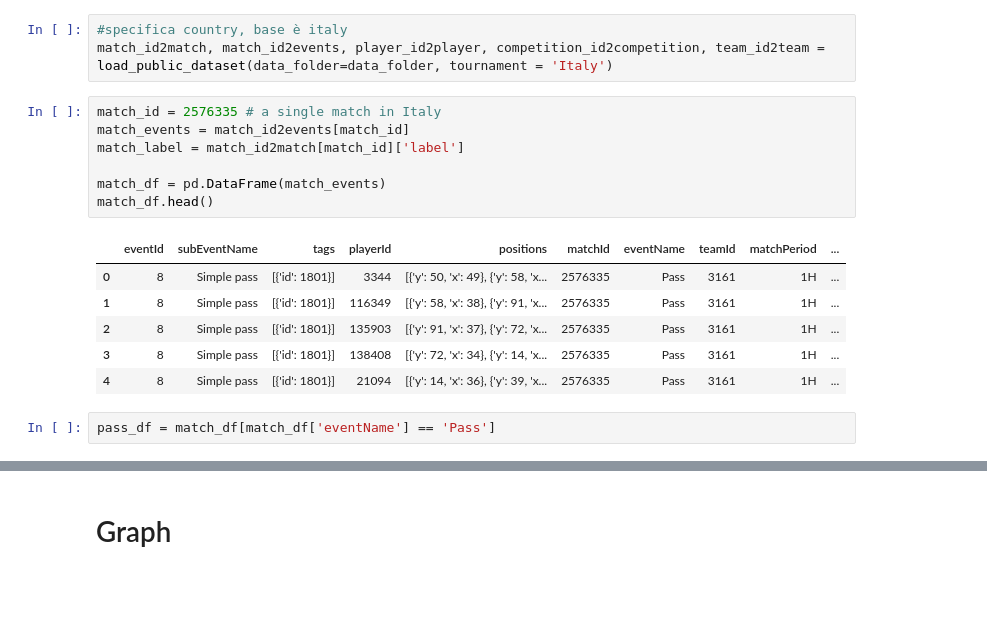
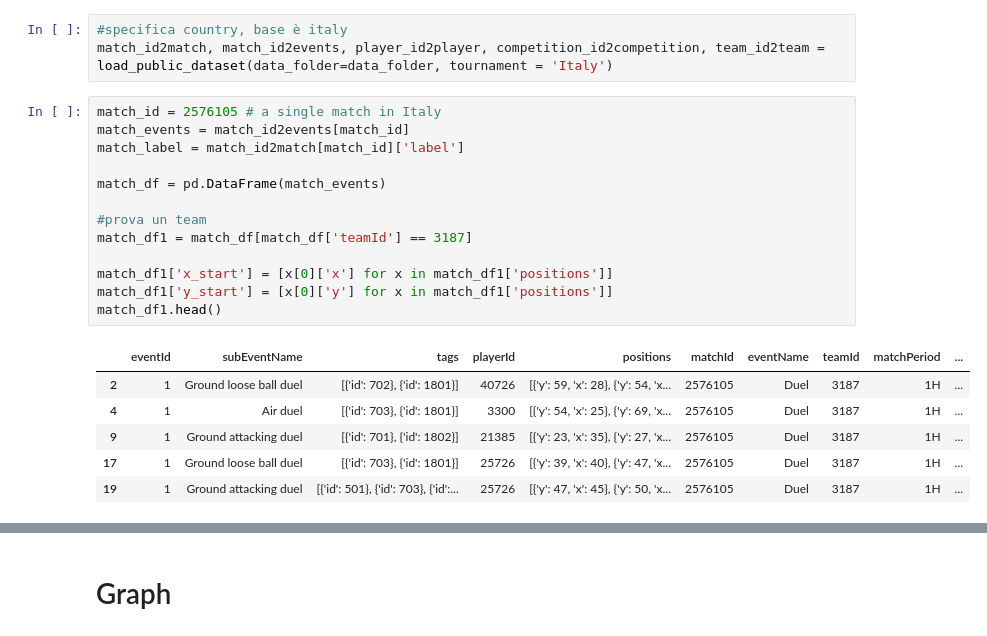
Before and after one commit to PasqualeGorrasi/Football-data, a Jupyter notebook: graph.ipynb, the cells around one changed output, grey strips where cells are left out. Saved outputs shown, nothing was run; the diff lists cells and outputs as text; blank space fills up the shorter version.

```diff
--- a/graph.ipynb
+++ b/graph.ipynb
@@ -32,18 +32,22 @@ Download completed
 #specifica country, base è italy
 match_id2match, match_id2events, player_id2player, competition_id2competition, team_id2team = load_public_dataset(data_folder=data_folder, tournament = 'Italy')
 # %%
-match_id = 2576335 # a single match in Italy
+match_id = 2576105 # a single match in Italy
 match_events = match_id2events[match_id]
 match_label = match_id2match[match_id]['label']
 
 match_df = pd.DataFrame(match_events)
-match_df.head()
+
+#prova un team
+match_df1 = match_df[match_df['teamId'] == 3187]
+
+match_df1['x_start'] = [x[0]['x'] for x in match_df1['positions']]
+match_df1['y_start'] = [x[0]['y'] for x in match_df1['positions']]
+match_df1.head()
 # %% [output]
 |  | eventId | subEventName | tags | playerId | positions | matchId | eventName | teamId | matchPeriod | ... |
-| 0 | 8 | Simple pass | [{'id': 1801}] | 3344 | [{'y': 50, 'x': 49}, {'y': 58, 'x... | 2576335 | Pass | 3161 | 1H | ... |
-| 1 | 8 | Simple pass | [{'id': 1801}] | 116349 | [{'y': 58, 'x': 38}, {'y': 91, 'x... | 2576335 | Pass | 3161 | 1H | ... |
-| 2 | 8 | Simple pass | [{'id': 1801}] | 135903 | [{'y': 91, 'x': 37}, {'y': 72, 'x... | 2576335 | Pass | 3161 | 1H | ... |
-| 3 | 8 | Simple pass | [{'id': 1801}] | 138408 | [{'y': 72, 'x': 34}, {'y': 14, 'x... | 2576335 | Pass | 3161 | 1H | ... |
-| 4 | 8 | Simple pass | [{'id': 1801}] | 21094 | [{'y': 14, 'x': 36}, {'y': 39, 'x... | 2576335 | Pass | 3161 | 1H | ... |
+| 2 | 1 | Ground loose ball duel | [{'id': 702}, {'id': 1801}] | 40726 | [{'y': 59, 'x': 28}, {'y': 54, 'x... | 2576105 | Duel | 3187 | 1H | ... |
+| 4 | 1 | Air duel | [{'id': 703}, {'id': 1801}] | 3300 | [{'y': 54, 'x': 25}, {'y': 69, 'x... | 2576105 | Duel | 3187 | 1H | ... |
+| 9 | 1 | Ground attacking duel | [{'id': 701}, {'id': 1802}] | 21385 | [{'y': 23, 'x': 35}, {'y': 27, 'x... | 2576105 | Duel | 3187 | 1H | ... |
+| 17 | 1 | Ground loose ball duel | [{'id': 703}, {'id': 1801}] | 25726 | [{'y': 39, 'x': 40}, {'y': 47, 'x... | 2576105 | Duel | 3187 | 1H | ... |
+| 19 | 1 | Ground attacking duel | [{'id': 501}, {'id': 703}, {'id':... | 25726 | [{'y': 47, 'x': 45}, {'y': 50, 'x... | 2576105 | Duel | 3187 | 1H | ... |
-# %%
-pass_df = match_df[match_df['eventName'] == 'Pass']
```
Also changed, not shown: parts of 28 cells of this notebook.
